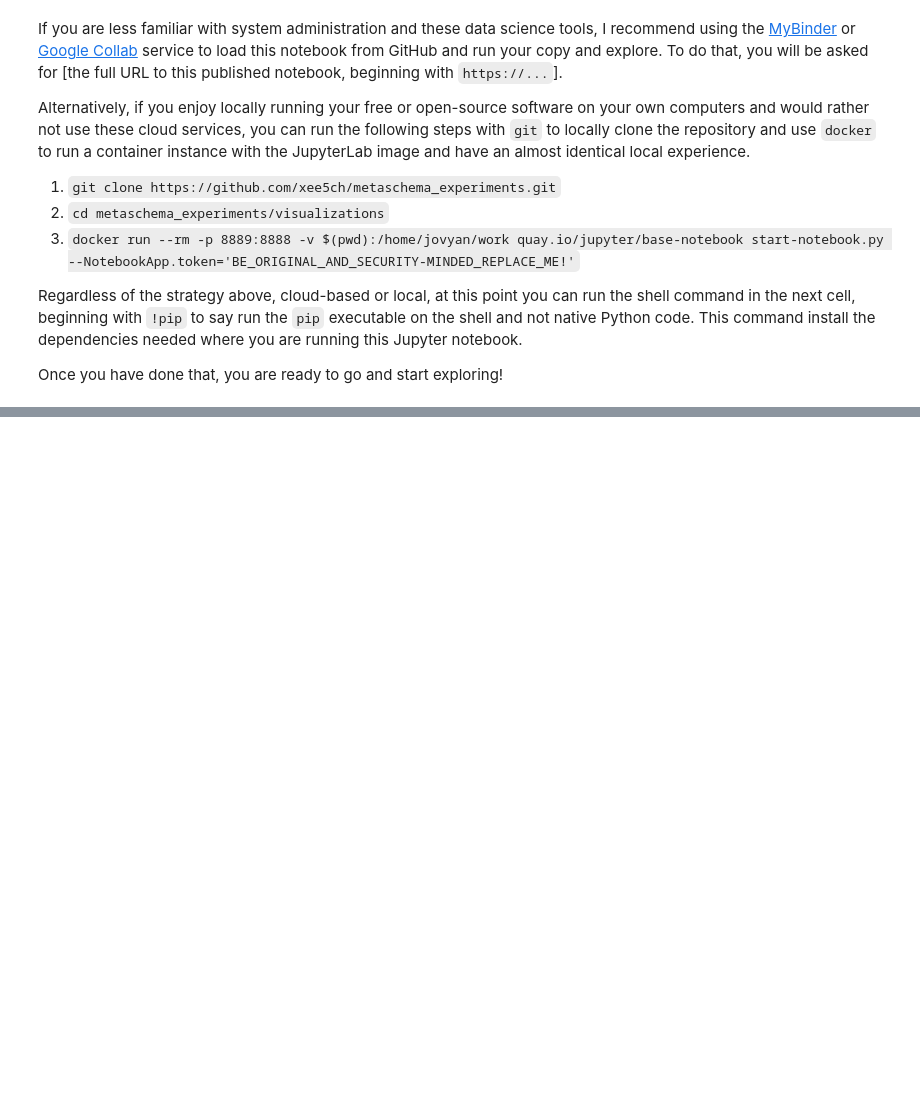
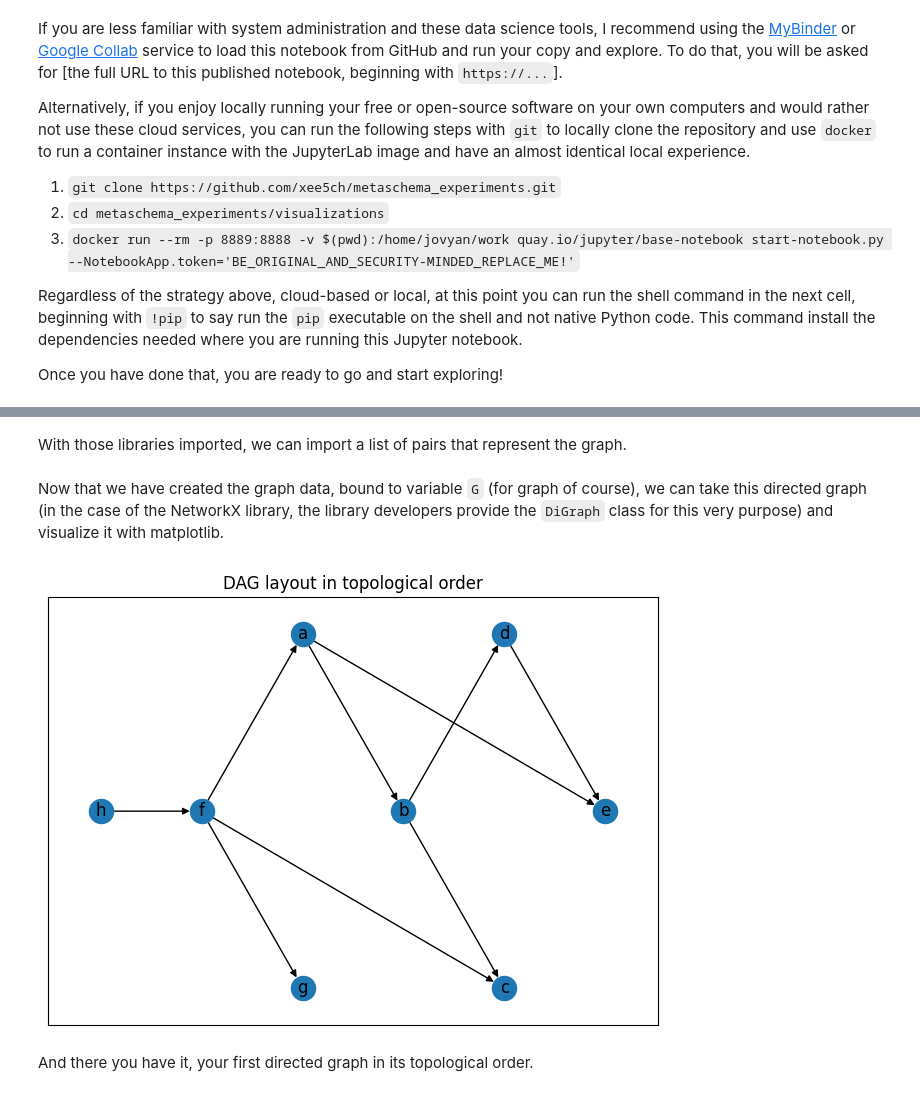
Before and after one commit to xee5ch/metaschema_exploration, a Jupyter notebook: visualization/graph.ipynb, the cells around one changed output, grey strips where cells are left out. Cells and saved outputs as stored; diff of their text form; code cells hidden in the pictures; blank space fills up the shorter version.

Commit message:
Try out example graph for now, make sure it works

```diff
--- a/visualization/graph.ipynb
+++ b/visualization/graph.ipynb
@@ -28,0 +36,37 @@ Once you have done that, you are ready to go and start exploring!
+# %% [markdown]
+With those libraries imported, we can import a list of pairs that represent the graph.
+# %%
+G = nx.DiGraph(
+    [
+        ("f", "a"),
+        ("a", "b"),
+        ("a", "e"),
+        ("b", "c"),
+        ("b", "d"),
+        ("d", "e"),
+        ("f", "c"),
+        ("f", "g"),
+        ("h", "f"),
+    ]
+)
+# %% [markdown]
+Now that we have created the graph data, bound to variable `G` (for graph of course), we can take this directed graph (in the case of the NetworkX library, the library developers provide the `DiGraph` class for this very purpose) and visualize it with matplotlib.
+# %%
+for layer, nodes in enumerate(nx.topological_generations(G)):
+    # `multipartite_layout` expects the layer as a node attribute, so add the
+    # numeric layer value as a node attribute
+    for node in nodes:
+        G.nodes[node]["layer"] = layer
+
+# Compute the multipartite_layout using the "layer" node attribute
+pos = nx.multipartite_layout(G, subset_key="layer")
+
+fig, ax = plt.subplots()
+nx.draw_networkx(G, pos=pos, ax=ax)
+ax.set_title("DAG layout in topological order")
+fig.tight_layout()
+plt.show()
+# %% [output]
+[figure, added]
+# %% [markdown]
+And there you have it, your first directed graph in its topological order.
```
Also changed, not shown: parts of 2 cells of this notebook.
